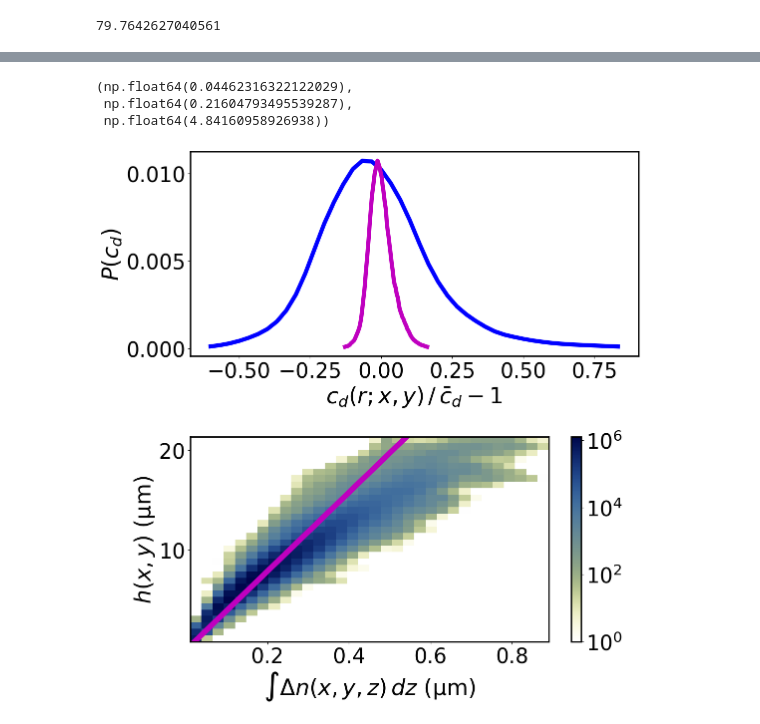
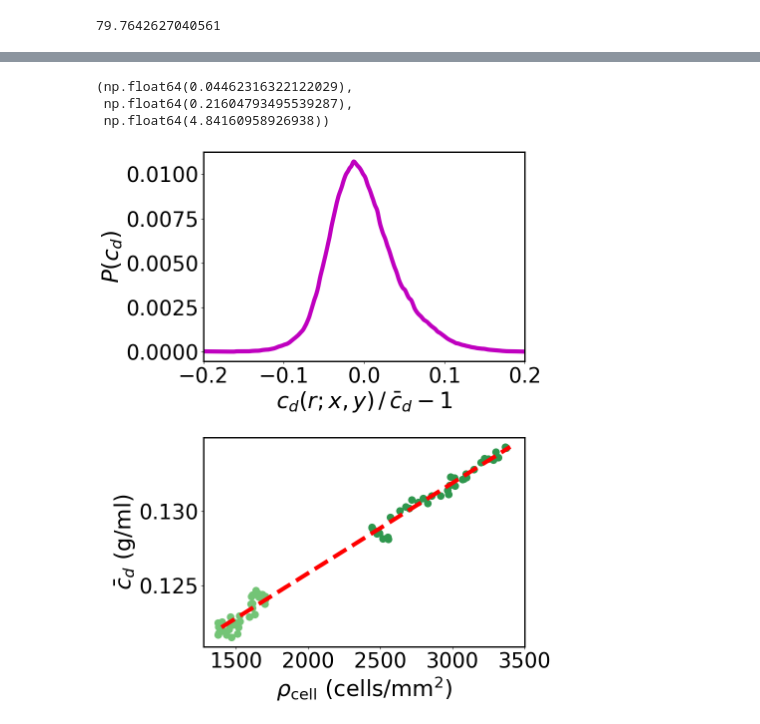
Before and after one commit to siljabl/MDCK-QPI, a Jupyter notebook: scripts/analysis/dry_mass_concentration_analysis.ipynb, the cells around one changed output, grey strips where cells are left out. Saved outputs shown, nothing was run; the diff lists cells and outputs as text; code cells hidden in the pictures.

```diff
--- a/scripts/analysis/dry_mass_concentration_analysis.ipynb
+++ b/scripts/analysis/dry_mass_concentration_analysis.ipynb
@@ -304,55 +129,56 @@ Dry mass concentration: 0.1335 +/- 0.0000
 # %%
 # Compute PDF of dry mass concentration
 cd_im = np.array([(n -_3DQPI.n0)  / (np.mean(n) - _3DQPI.n0) for n in n_disc])
+h_im  = np.array(h_disc / np.mean(h_disc, axis=(1,2), keepdims=True))
 
-h_im  = np.array(h_disc / np.mean(h_disc, axis=(1,2), keepdims=True))
+
+xn, yn = compute_pdf_from_bins(cd_im.ravel(), 1000, sigma=1)
+xh, yh = compute_pdf_from_bins(h_im.ravel(),  30, sigma=1)
+
+yh *= max(yn) / max(yh)
+
+np.std(cd_im), np.std(h_im), np.std(h_im)/np.std(cd_im)
+# %% [output]
+(np.float64(0.04462316322122029),
+ np.float64(0.21604793495539287),
+ np.float64(4.84160958926938))
-# %%
-
-xn, yn = compute_pdf_from_bins(cd_im.ravel(), 1000, sigma=1)
-xh, yh = compute_pdf_from_bins(h_im.ravel(),  30, sigma=1)
-
-yh *= max(yn) / max(yh)
-
-np.std(cd_im), np.std(h_im), np.std(h_im)/np.std(cd_im)
-# %% [output]
-(np.float64(0.04462316322122029),
- np.float64(0.21604793495539287),
- np.float64(4.84160958926938))
 # %%
 # Plot
 # plot parameters
 font  = {'size': 32}
 lines = {'lw' : 4}
 axes  = {'lw' : 2}
 mpl.rc('font', **font)
 mpl.rc('axes', **axes)
 mpl.rc('lines', **lines)
 mpl.rc('xtick', labelsize=30)
 mpl.rc('ytick', labelsize=30)
 
 
-fig, ax = plt.subplots(2, 1, figsize=(12,12))
+fig, ax = plt.subplots(2, 1, figsize=(10,12))
 
-mask_n = yn > 1e-4 #abs((xn-1)) < 0.2
-mask_h = yh > 1e-4 #abs((xh-1)) < 0.8
+# # mask_n = yn > 1e-4 #abs((xn-1)) < 0.2
+# mask_h = yh > 1e-4 #abs((xh-1)) < 0.8
 
-ax[0].plot((xh-1)[mask_h], yh[mask_h], '-', c='b', lw=6)
-ax[0].plot((xn-1)[mask_n], yn[mask_n], '-', c='m', lw=6)
+# ax[0].plot((xh-1)[mask_h], yh[mask_h], '-', c='b', lw=6)
+ax[0].plot((xn-1), yn, '-', c='m', lw=6)
 
 ax[0].set(xlabel=r"$c_d(r;x,y)\,/\,\bar{c}_d-1$",
-          ylabel=r"$P(c_d)$")
-
-im = ax[1].hist2d(int_n, h, bins=[32, 32], norm=mpl.colors.LogNorm(), cmap=cm.davos_r);
-fig.colorbar(im[3], ax=ax[1])
-
-x = np.linspace(0, 0.6, 10)
-ax[1].plot(x, func(x, param), '-', c="m", lw=8)
+          ylabel=r"$P(c_d)$",
+          xlim=(-0.2, 0.2))
 
 
-ax[1].set(ylabel=r"$h(x,y)$ (µm)",
-          xlabel=r"$\int \Delta n(x,y,z)\,dz$ (µm)",
-          )
+fit = sc.stats.linregress(np.concatenate([rho for rho in rho_stack]),
+                          np.concatenate([(np.mean(n, axis=(1,2))-_3DQPI.n0) / 0.19 for n in n_stack]))
+
+cmap_3D = mpl.colormaps['Greens'] (np.linspace(0.5, 0.7, 2))
+ax[1].plot(rho_stack[0], (np.mean(n_stack[0], axis=(1,2))-_3DQPI.n0) / 0.19, 'o', c=cmap_3D[1], ms=10)
+ax[1].plot(rho_stack[1], (np.mean(n_stack[1], axis=(1,2))-_3DQPI.n0) / 0.19, 'o', c=cmap_3D[0], ms=10)
+ax[1].plot(np.linspace(1400, 3400, 100), fit.slope*np.linspace(1400, 3400, 100) + fit.intercept, "r--", lw=6)
+ax[1].set(xlabel=r"$\rho_{\text{cell}}   ~(\text{cells}/\text{mm}{^2})$",
+          ylabel=r"$\bar{c}_d ~(\text{g}/\text{ml})$")
+
 fig.tight_layout()
-# fig.savefig("figs/Elife/subfigures/hcd_correlation.png", dpi=300)
+# fig.savefig("figs/Elife/subfigures/cd_distribution_and_evolution.svg")
 # %% [output]
-[figure, old version]
+[figure, new version]
```
Also changed, not shown: parts of 8 cells of this notebook.
